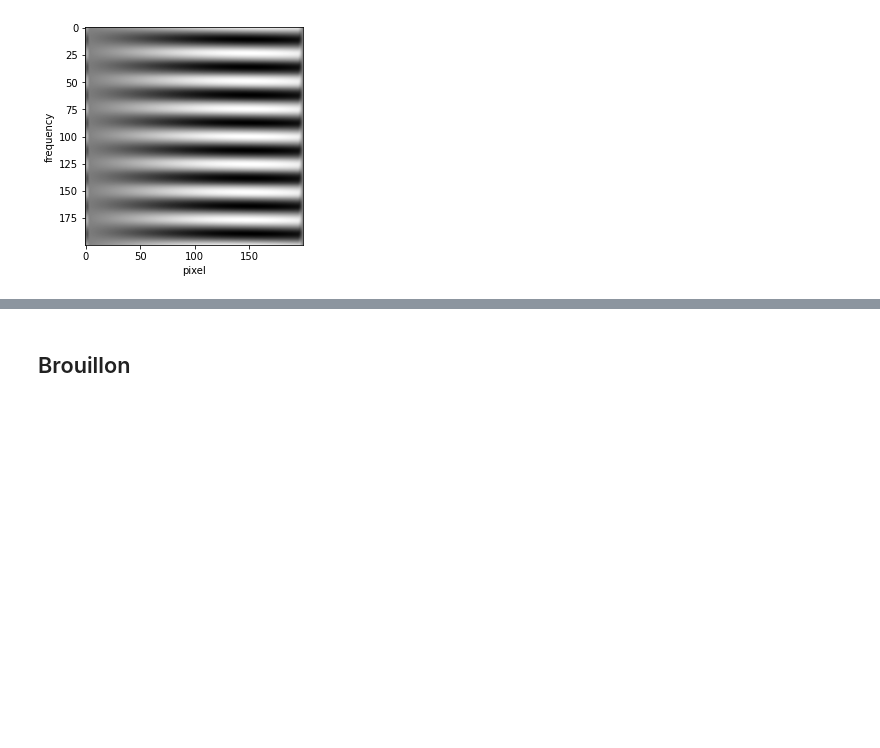
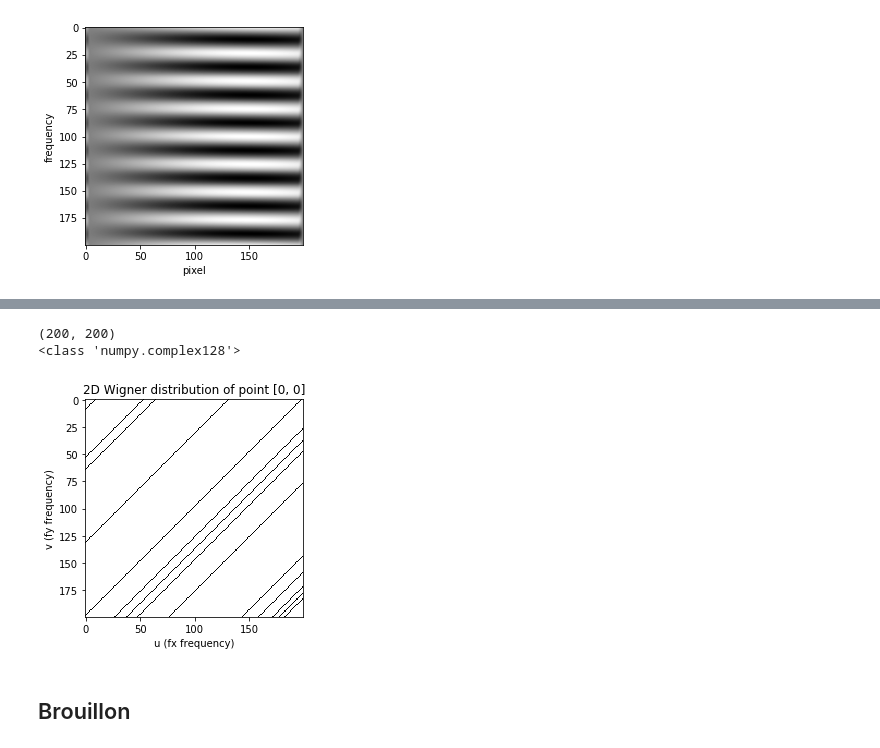
Before and after one commit to fernandolucasaa/computerGeneratedHolography, a Jupyter notebook: tests_wigner_distribution/jupyterComputeWignerDistribution.ipynb, the cells around one changed output, grey strips where cells are left out. Saved outputs shown, nothing was run; the diff lists cells and outputs as text; code cells hidden in the pictures; blank space fills up the shorter version.

```diff
--- a/tests_wigner_distribution/jupyterComputeWignerDistribution.ipynb
+++ b/tests_wigner_distribution/jupyterComputeWignerDistribution.ipynb
@@ -485,35 +482,0 @@ Image: (261, 263)
-# %%
-%%time
-
-# To any point (x,y) of a 2D image we are going to assing a 2D
-# spatial-frequency spectrum
-
-L = 8
-
-# Frequency in the x-axis
-# fx = np.arange(-5, 5, 0.05)
-fx = np.arange(-L, L)
-
-# Frequency in the y-axis
-# fy = np.arange(-5, 5, 0.05)
-fy = np.arange(-L, L)
-
-# 2D Wigner Distribution
-wd_2d = np.ones(([fx.shape[0], fy.shape[0]]), dtype = complex)
-print('2D-PWD:' + str(wd_2d.shape))
-
-# Size
-p = wd_2d.shape[0]
-q = wd_2d.shape[1]
-
-# u and v are the spatial frequencies
-
-N = 1
-
-# Auxiliary variable
-aux = 0
-pi = np.pi
-
-# Position in the image
-x = 96
-y = 96
@@ -568,2 +602,16 @@ def kernel_function(m, n, kx, ky, f):
+# %%
+print(wd_2d.shape)
+print(type(wd_2d[0,0]))
+#print(wd_2d)
+
+plt.imshow(np.abs(wd_2d), cmap = 'gray')
+plt.title('2D Wigner distribution of point [%d, %d]' %(m, n))
+plt.xlabel('u (fx frequency)')
+plt.ylabel('v (fy frequency)')
+plt.show()
+# %% [output]
+(200, 200)
+<class 'numpy.complex128'>
+[figure, added]
 # %% [markdown]
 ## Brouillon
```
Also changed, not shown: parts of 15 cells of this notebook, 3 other files.
